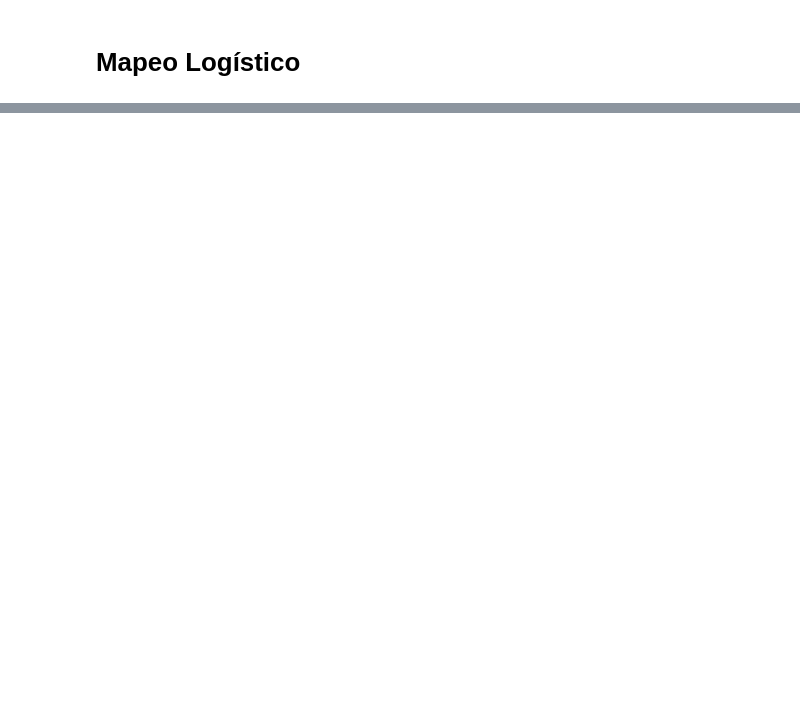
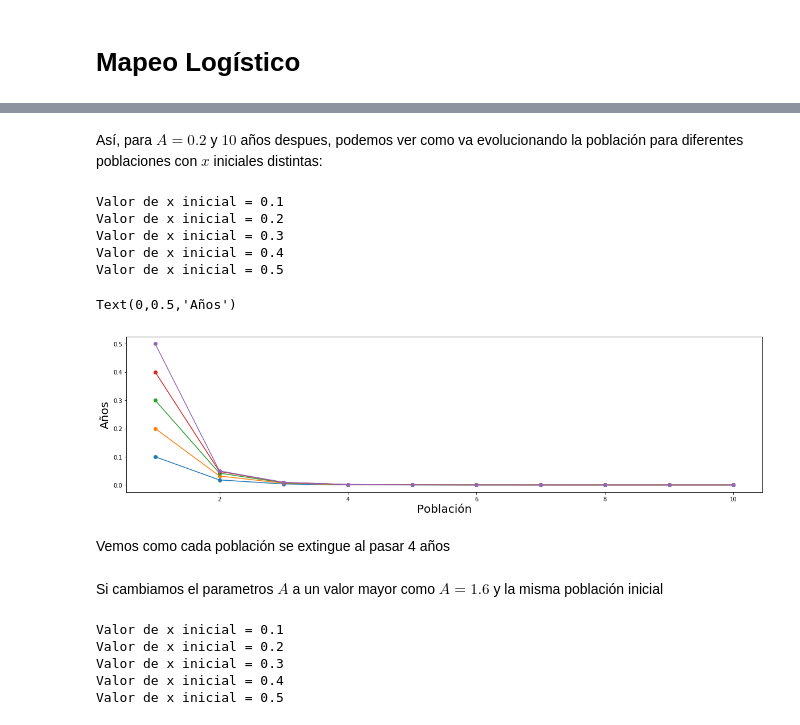
Before and after one commit to MecAnalitica/tarea2-Oscar2401, a Jupyter notebook: Proyecto/Caos_programas/Mapeo_Logistico .ipynb, the cells around one changed output, grey strips where cells are left out. Saved outputs shown, nothing was run; the diff lists cells and outputs as text; code cells hidden in the pictures; blank space fills up the shorter version.

```diff
--- a/Proyecto/Caos_programas/Mapeo_Logistico .ipynb
+++ b/Proyecto/Caos_programas/Mapeo_Logistico .ipynb
@@ -8,10 +20,53 @@ from scipy.integrate import odeint
 # %%
-def fun(n,r,x_0):
+def fun(n, A, x_0):
     x_f = 0
-    for i in range(n):
-        x_f = r*x_0*(1-x_0)
-        if x_f < 1:
-            x_0 = x_f
-        if x_f > 1:
-            x_0 = x_f%1
+    for i in range(n): #ciclo para iterar el mapeo n veces
+        x_f = A*x_0*(1-x_0)
+        x_0 = x_f
     return x_0
+# %% [markdown]
+Así, para $A = 0.2$ y $10$ años despues, podemos ver como va evolucionando la población para diferentes poblaciones con $x$ iniciales distintas:
+# %%
+n_1 = 10 #número de años que pasan
+A_1 = 0.2 #parametro A
+
+F_1 = [[] for x in range(5)]
+for i in range(len(F_1)):
+    x_0 = float(input('Valor de x inicial = '))
+    for j in range(n_1):
+        F_1[i].append(fun(j,A_1,x_0))
+# %% [output]
+Valor de x inicial = 0.1
+Valor de x inicial = 0.2
+Valor de x inicial = 0.3
+Valor de x inicial = 0.4
+Valor de x inicial = 0.5
+# %%
+#Graficamos
+plt.figure(figsize=(20,5))
+for i in range(len(F_1)):
+    plt.plot(np.linspace(1,n_1,n_1),F_1[i],'o-')
+plt.xlabel('Población', fontsize = 20)
+plt.ylabel('Años', fontsize = 20)
+# %% [output]
+Text(0,0.5,'Años')
+[figure, added]
+# %% [markdown]
+Vemos como cada población se extingue al pasar 4 años
+# %% [markdown]
+Si cambiamos el parametros $A$ a un valor mayor como $A = 1.6$ y la misma población inicial
+# %%
+n_2 = 15 #número de años que pasan
+A_2 = 1.6 #parametro A
+
+F_2 = [[] for x in range(5)]
+for i in range(len(F_2)):
+    x_0 = float(input('Valor de x inicial = '))
+    for j in range(n_2):
+        F_2[i].append(fun(j,A_2,x_0))
+# %% [output]
+Valor de x inicial = 0.1
+Valor de x inicial = 0.2
+Valor de x inicial = 0.3
+Valor de x inicial = 0.4
+Valor de x inicial = 0.5
```
Also changed, not shown: parts of 13 cells of this notebook, 15 other files.
